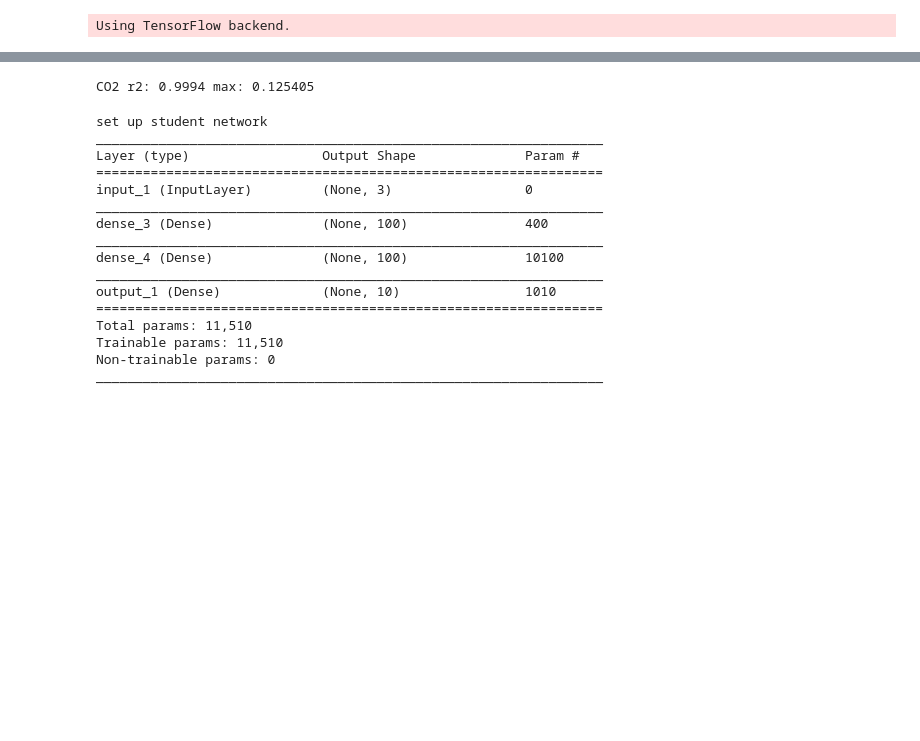
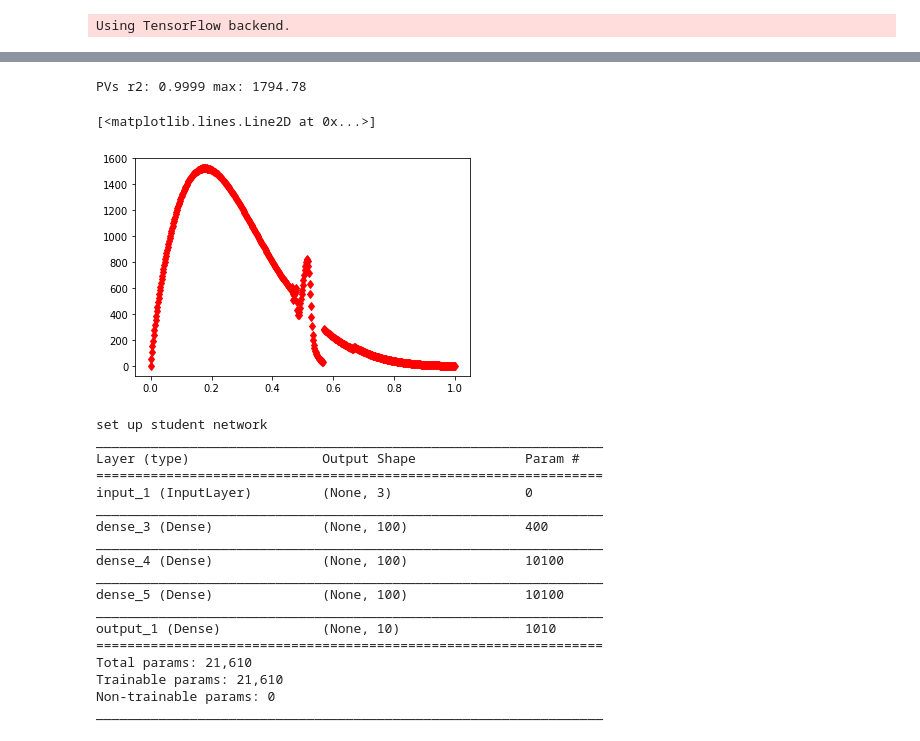
Before and after one commit to uqyge/combustionML, a Jupyter notebook: FPV_ANN/notebooks/load_exist_model.ipynb, the cells around one changed output, grey strips where cells are left out. Saved outputs shown, nothing was run; the diff lists cells and outputs as text; code cells hidden in the pictures; blank space fills up the shorter version.

```diff
--- a/FPV_ANN/notebooks/load_exist_model.ipynb
+++ b/FPV_ANN/notebooks/load_exist_model.ipynb
@@ -201,20 +262,26 @@ def read_h5_data(fileName, input_features, labels):
 
     return input_np, label_np, df, in_scaler, out_scaler
 # %%
-labels = ['CH4','O2','H2O','CO','CO2','T','PVs','psi','mu','alpha']
+# labels = ['CH4','O2','H2O','CO','CO2','T','PVs','psi','mu','alpha']
 # labels = ['T','PVs']
 # labels = ['T','CH4','O2','CO2','CO','H2O','H2','OH','psi']
 # labels = ['CH2OH','HNCO','CH3OH', 'CH2CHO', 'CH2O', 'C3H8', 'HNO', 'NH2', 'HCN']
 
 # labels = np.random.choice(col_labels,20,replace=False).tolist()
 # labels.append('PVs')
-
 # labels = col_labels
+labels= ['CH4', 'CH2O', 'CH3O', 'H', 'O2', 'H2', 'O', 'OH', 'H2O', 'HO2', 'H2O2',
+         'C', 'CH', 'CH2', 'CH2(S)', 'CH3', 'CO', 'CO2', 'HCO', 'CH2OH', 'CH3OH',
+         'C2H', 'C2H2', 'C2H3', 'C2H4', 'C2H5', 'C2H6', 'HCCO', 'CH2CO', 'HCCOH',
+         'N', 'NH', 'NH2', 'NH3', 'NNH', 'NO', 'NO2', 'N2O', 'HNO', 'CN', 'HCN',
+         'H2CN', 'HCNN', 'HCNO', 'HNCO', 'NCO', 'N2', 'AR', 'C3H7', 'C3H8', 'CH2CHO', 'CH3CHO', 'T', 'PVs']
+labels.remove('AR')
+labels.remove('N2')
 
 print(labels)
 
 input_features=['f','zeta','pv']
 
 # read in the data
-x_input, y_label, df, in_scaler, out_scaler = read_h5_data('./data/tables_of_fgm.h5',input_features=input_features, labels = labels)
+x_input, y_label, df, in_scaler, out_scaler = read_h5_data('../data/tables_of_fgm_psi.h5',input_features=input_features, labels = labels)
 # %% [output]
@@ -312,8 +582,8 @@ def configure_plotly_browser_state():
 # %%
 #@title Default title text
 # species = np.random.choice(labels)
-species = 'CO2' #@param {type:"string"}
-z_level =  0 #@param {type:"integer"}
+species = 'PVs' #@param {type:"string"}
+z_level =  5 #@param {type:"integer"}
 
 # configure_plotly_browser_state()
 # init_notebook_mode(connected=False)
@@ -324,7 +594,8 @@ from sklearn.metrics import r2_score
 df_t=df_test[df_test['zeta']==zeta_level[z_level]].sample(frac=1)
 # df_p=df_pred.loc[df_pred['zeta']==zeta_level[1]].sample(frac=0.1)
 df_p=df_pred.loc[df_t.index]
-error=df_p[species]-df_t[species]
+# error=(df_p[species]-df_t[species])
+error=(df_p[species]-df_t[species])/(df_p[species]+df_t[species])
 r2=round(r2_score(df_p[species],df_t[species]),4)
 
 print(species,'r2:',r2,'max:',df_t[species].max())
@@ -373,7 +644,16 @@ fig_db = {
 # iplot(fig_db, filename='multiple-scatter')
 iplot(fig_db)
 # %% [output]
-CO2 r2: 0.9994 max: 0.125405
+PVs r2: 0.9999 max: 1794.78
+# %%
+%matplotlib inline
+import matplotlib.pyplot as plt
+z=0.55
+sp='PVs'
+plt.plot(df[(df.pv==1)&(df.zeta==z)]['f'],df[(df.pv==0.9)&(df.zeta==z)][sp],'rd')
+# %% [output]
+[<matplotlib.lines.Line2D at 0x...>]
+[figure, added]
 # %%
 from keras.models import Model
 from keras.layers import Dense, Input, Dropout
@@ -395,6 +675,7 @@ inputs = Input(shape=(dim_input,),name='input_1')
 # a layer instance is callable on a tensor, and returns a tensor
 x = Dense(n_neuron, activation='relu')(inputs)
 x = Dense(n_neuron, activation='relu')(x)
+x = Dense(n_neuron, activation='relu')(x)
 # x = Dropout(0.1)(x)
 predictions = Dense(dim_label, activation='linear', name='output_1')(x)
 
@@ -411,10 +692,12 @@ dense_3 (Dense)              (None, 100)               400
 _________________________________________________________________
 dense_4 (Dense)              (None, 100)               10100
 _________________________________________________________________
+dense_5 (Dense)              (None, 100)               10100
+_________________________________________________________________
 output_1 (Dense)             (None, 10)                1010
 =================================================================
-Total params: 11,510
-Trainable params: 11,510
+Total params: 21,610
+Trainable params: 21,610
 Non-trainable params: 0
 _________________________________________________________________
 # %%
```
Also changed, not shown: parts of 26 cells of this notebook, 3 other files.
